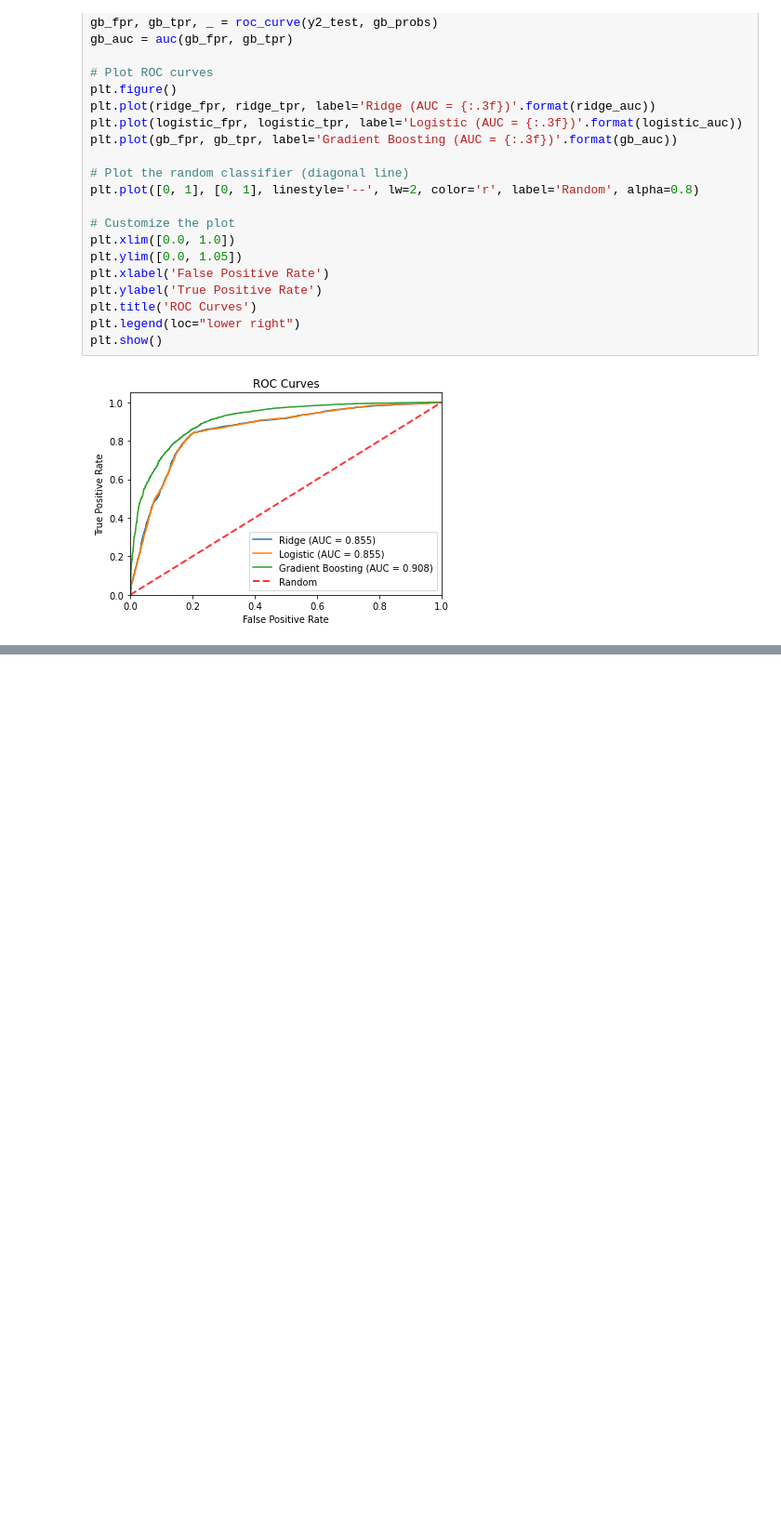
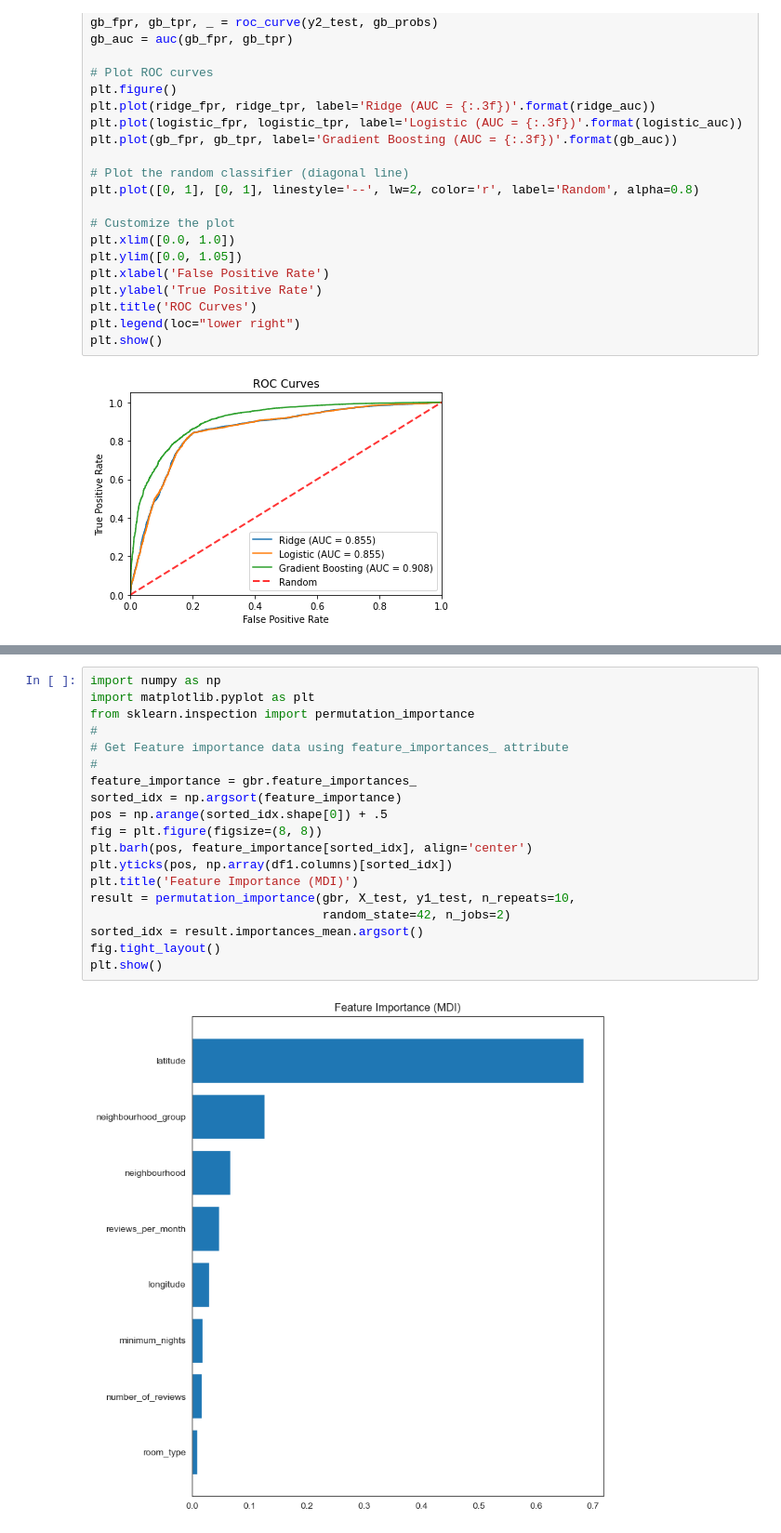
Before and after one commit to wowNorth0516/5243project, a Jupyter notebook: 5243Project.ipynb, the cells around one changed output, grey strips where cells are left out. Shown at 93% size. Cells and saved outputs as stored; diff of their text form; blank space fills up the shorter version.

```diff
--- a/5243Project.ipynb
+++ b/5243Project.ipynb
@@ -994,0 +1021,21 @@ plt.show()
+# %%
+import numpy as np
+import matplotlib.pyplot as plt
+from sklearn.inspection import permutation_importance
+#
+# Get Feature importance data using feature_importances_ attribute
+#
+feature_importance = gbr.feature_importances_
+sorted_idx = np.argsort(feature_importance)
+pos = np.arange(sorted_idx.shape[0]) + .5
+fig = plt.figure(figsize=(8, 8))
+plt.barh(pos, feature_importance[sorted_idx], align='center')
+plt.yticks(pos, np.array(df1.columns)[sorted_idx])
+plt.title('Feature Importance (MDI)')
+result = permutation_importance(gbr, X_test, y1_test, n_repeats=10,
+                                random_state=42, n_jobs=2)
+sorted_idx = result.importances_mean.argsort()
+fig.tight_layout()
+plt.show()
+# %% [output]
+[figure, added]
```
Also changed, not shown: parts of 4 cells of this notebook.
